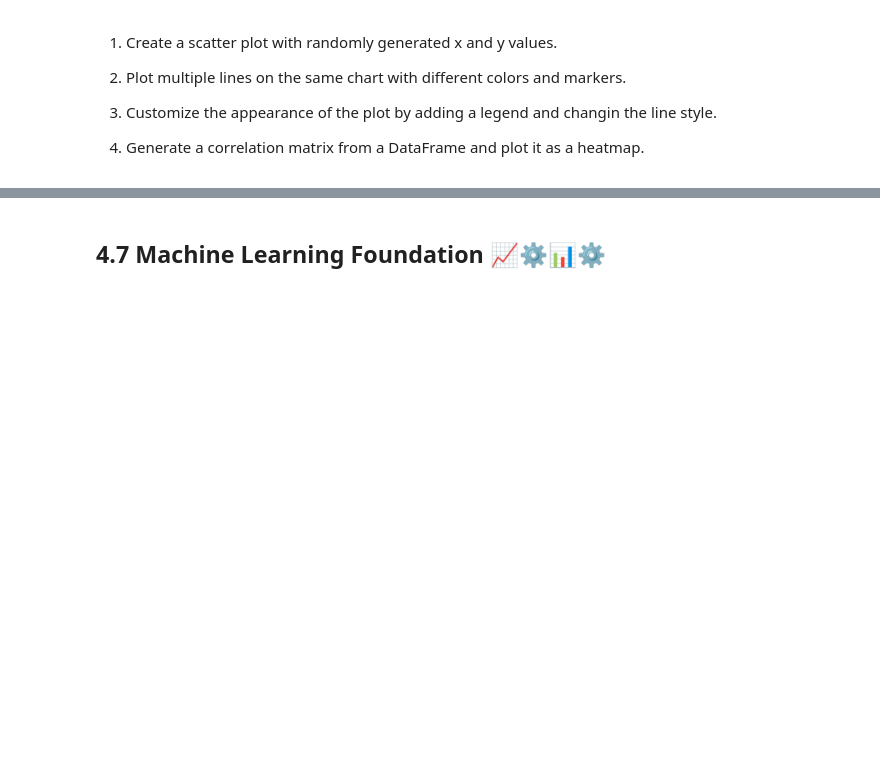
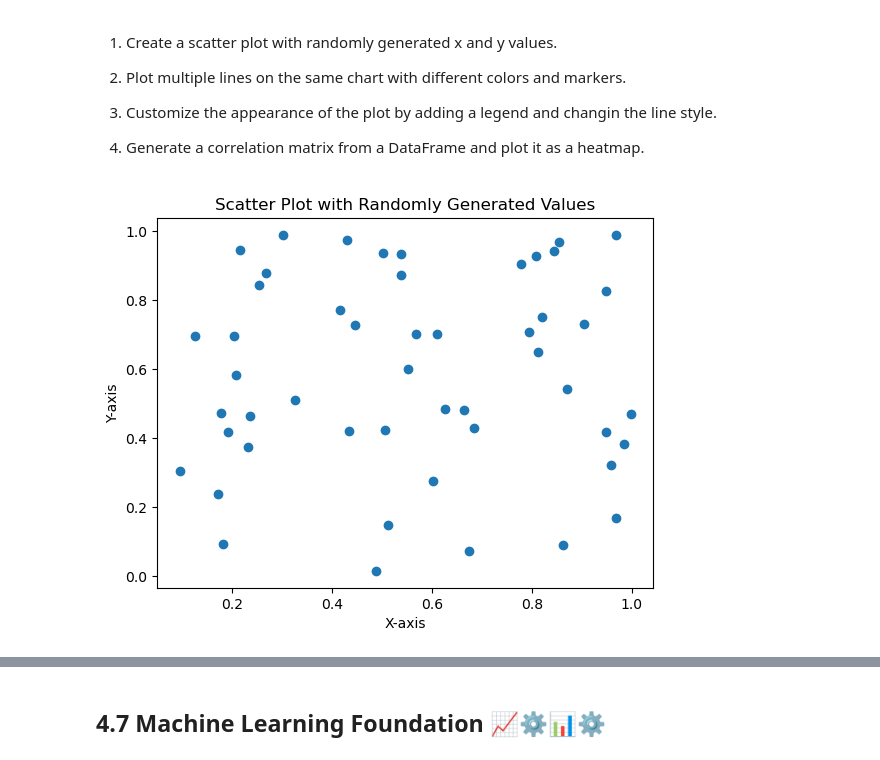
Before and after one commit to HXCLogic/Machine-Learning-382, a Jupyter notebook: lab-101-introduction/lab_101-introduction-project-setup.ipynb, the cells around one changed output, grey strips where cells are left out. Cells and saved outputs as stored; diff of their text form; code cells hidden in the pictures; blank space fills up the shorter version.

```diff
--- a/lab-101-introduction/lab_101-introduction-project-setup.ipynb
+++ b/lab-101-introduction/lab_101-introduction-project-setup.ipynb
@@ -1142,3 +1183,21 @@ __Practice Questions:__
 3. Customize the appearance of the plot by adding a legend and changin the line style.
 
 4. Generate a correlation matrix from a DataFrame and plot it as a heatmap.
+# %%
+#1
+# Generate random x and y values
+x = np.random.rand(50)
+y = np.random.rand(50)
+
+# Create scatter plot
+plt.scatter(x, y)
+
+# Add title and labels
+plt.title('Scatter Plot with Randomly Generated Values')
+plt.xlabel('X-axis')
+plt.ylabel('Y-axis')
+
+# Display the plot
+plt.show()
+# %% [output]
+[figure, added]
```
Also changed, not shown: parts of 20 cells of this notebook, 3 other files.
